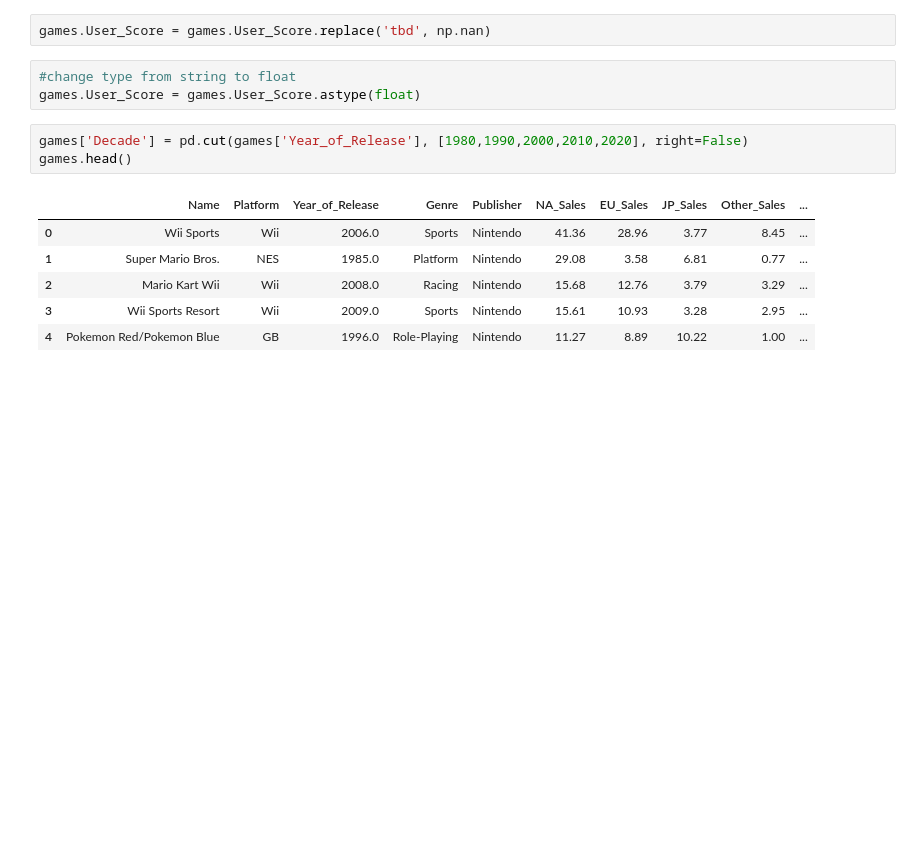
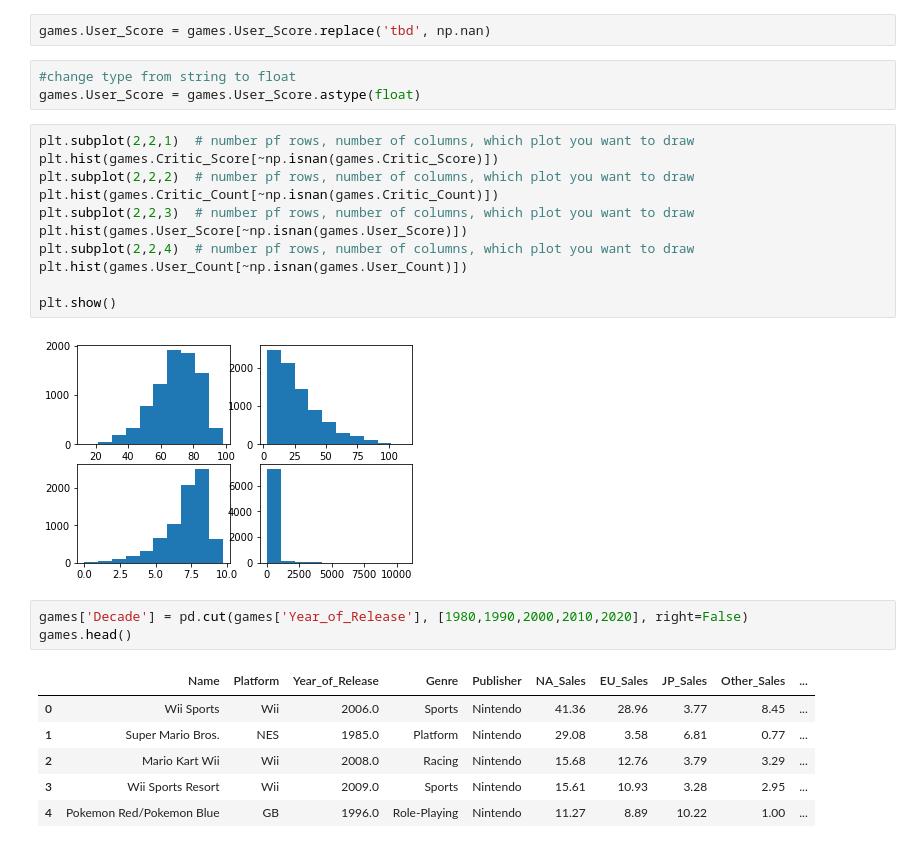
Before and after one commit to lluc507/Stats131Project, a Jupyter notebook: Final Project.ipynb, the cells around one changed output. Drawn from its saved outputs; the diff is of its cells as text; blank space fills up the shorter version.

```diff
--- a/Final Project.ipynb
+++ b/Final Project.ipynb
@@ -160,6 +142,19 @@ games.User_Score = games.User_Score.replace('tbd', np.nan)
 # %%
 #change type from string to float
 games.User_Score = games.User_Score.astype(float)
+# %%
+plt.subplot(2,2,1)  # number pf rows, number of columns, which plot you want to draw
+plt.hist(games.Critic_Score[~np.isnan(games.Critic_Score)])
+plt.subplot(2,2,2)  # number pf rows, number of columns, which plot you want to draw
+plt.hist(games.Critic_Count[~np.isnan(games.Critic_Count)])
+plt.subplot(2,2,3)  # number pf rows, number of columns, which plot you want to draw
+plt.hist(games.User_Score[~np.isnan(games.User_Score)])
+plt.subplot(2,2,4)  # number pf rows, number of columns, which plot you want to draw
+plt.hist(games.User_Count[~np.isnan(games.User_Count)])
+
+plt.show()
+# %% [output]
+[figure, added]
 # %%
 games['Decade'] = pd.cut(games['Year_of_Release'], [1980,1990,2000,2010,2020], right=False)
 games.head()
```
Also changed, not shown: parts of 12 cells of this notebook.
